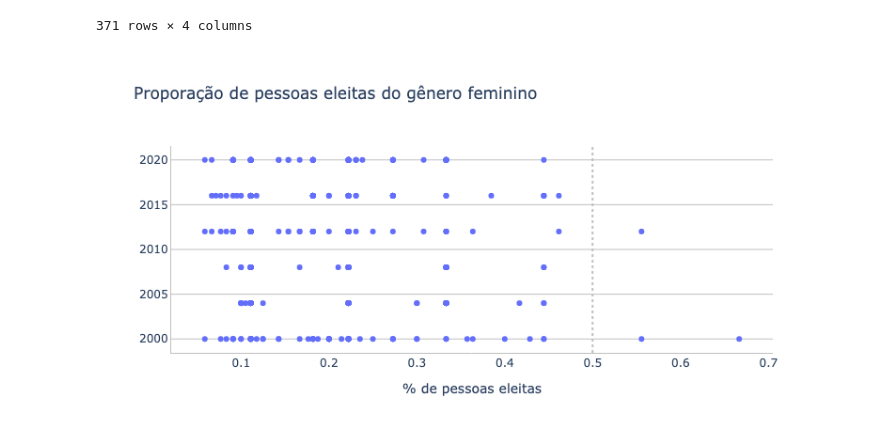
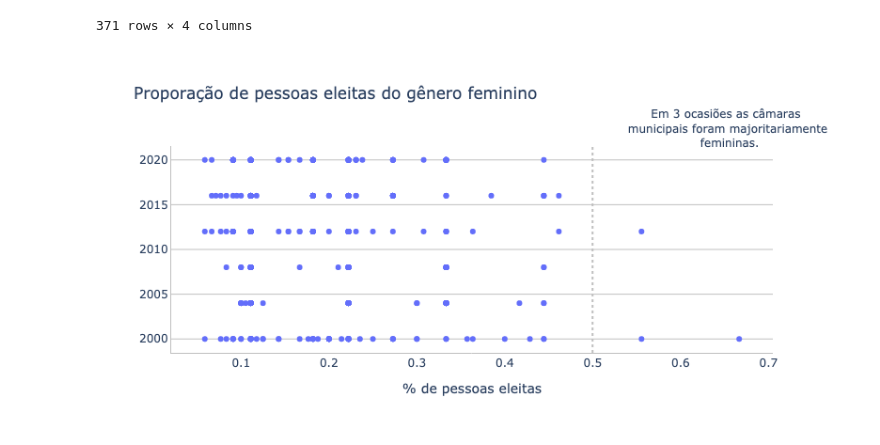
Before and after one commit to adolfoguimaraes/basedosdados-eleicoes, a Jupyter notebook: code/VisualizacaoDosDados.ipynb, the cells around one changed output. Cells and saved outputs as stored; diff of their text form; code cells hidden in the pictures.

Commit message:
Inserida a imagem da visualização final.

```diff
--- a/code/VisualizacaoDosDados.ipynb
+++ b/code/VisualizacaoDosDados.ipynb
@@ -335,31 +335,40 @@ fig.add_trace(go.Scatter(
     x=data6_filter['porcentagem'],
     mode="markers",
 ))
 
 fig.update_yaxes(
   showgrid=True,
   gridcolor="#C0C0C0",
   linecolor="#C0C0C0",
   linewidth=1,
   tickfont_size=12
 )
 
 fig.update_xaxes(
   showgrid=False,
 
   linecolor="#C0C0C0",
   linewidth=1
 )
 
 fig.update_layout(title="Proporação de pessoas eleitas do gênero feminino",
                   xaxis_title="% de pessoas eleitas",
                   height=400,
                   width=800,
                   plot_bgcolor="#FFFFFF"
                   )
 
 fig.add_vline(x=0.5, line_dash="dot", row='all', col=1, line_color='#c0c0c0')
 
+fig.add_annotation(x=1.1, y=1.2,
+            text="Em 3 ocasiões as câmaras <br /> municipais foram majoritariamente <br /> femininas.",
+            showarrow=False,
+            xref='paper',
+            yref='paper',
+            width=220,
+            xanchor="right"
+            )
+
 fig.show("png")
 # %% [output]
-[figure, old version]
+[figure, new version]
```
Also changed, not shown: 2 other files.
